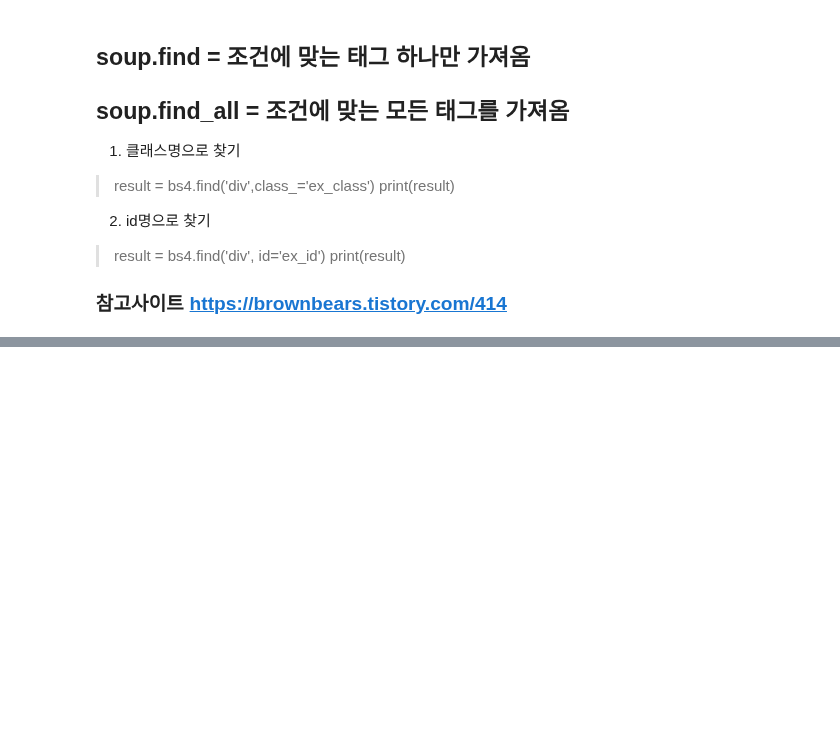
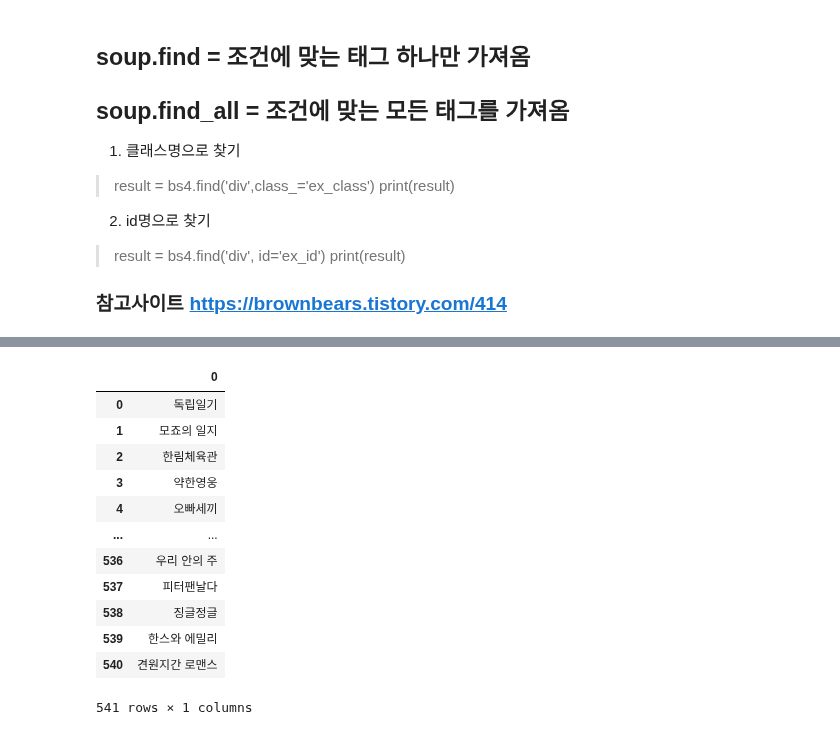
Before and after one commit to y7y1h13/StatisticsAnal, a Jupyter notebook: newPan/9월8일self/웹툰 타이틀 크롤링.ipynb, the cells around one changed output, grey strips where cells are left out. Drawn from its saved outputs; the diff is of its cells as text; code cells hidden in the pictures; blank space fills up the shorter version.

```diff
--- a/newPan/9월8일self/웹툰 타이틀 크롤링.ipynb
+++ b/newPan/9월8일self/웹툰 타이틀 크롤링.ipynb
@@ -67,0 +100,17 @@ print(result)
+# %%
+df1 = pd.read_csv('제목.csv',encoding='euc-kr')
+df1
+# %% [output]
+|  | 0 |
+| 0 | 독립일기 |
+| 1 | 모죠의 일지 |
+| 2 | 한림체육관 |
+| 3 | 약한영웅 |
+| 4 | 오빠세끼 |
+| ... | ... |
+| 536 | 우리 안의 주 |
+| 537 | 피터팬날다 |
+| 538 | 징글정글 |
+| 539 | 한스와 에밀리 |
+| 540 | 견원지간 로맨스 |
+541 rows × 1 columns
```
Also changed, not shown: parts of 12 cells of this notebook, 10 other files.
